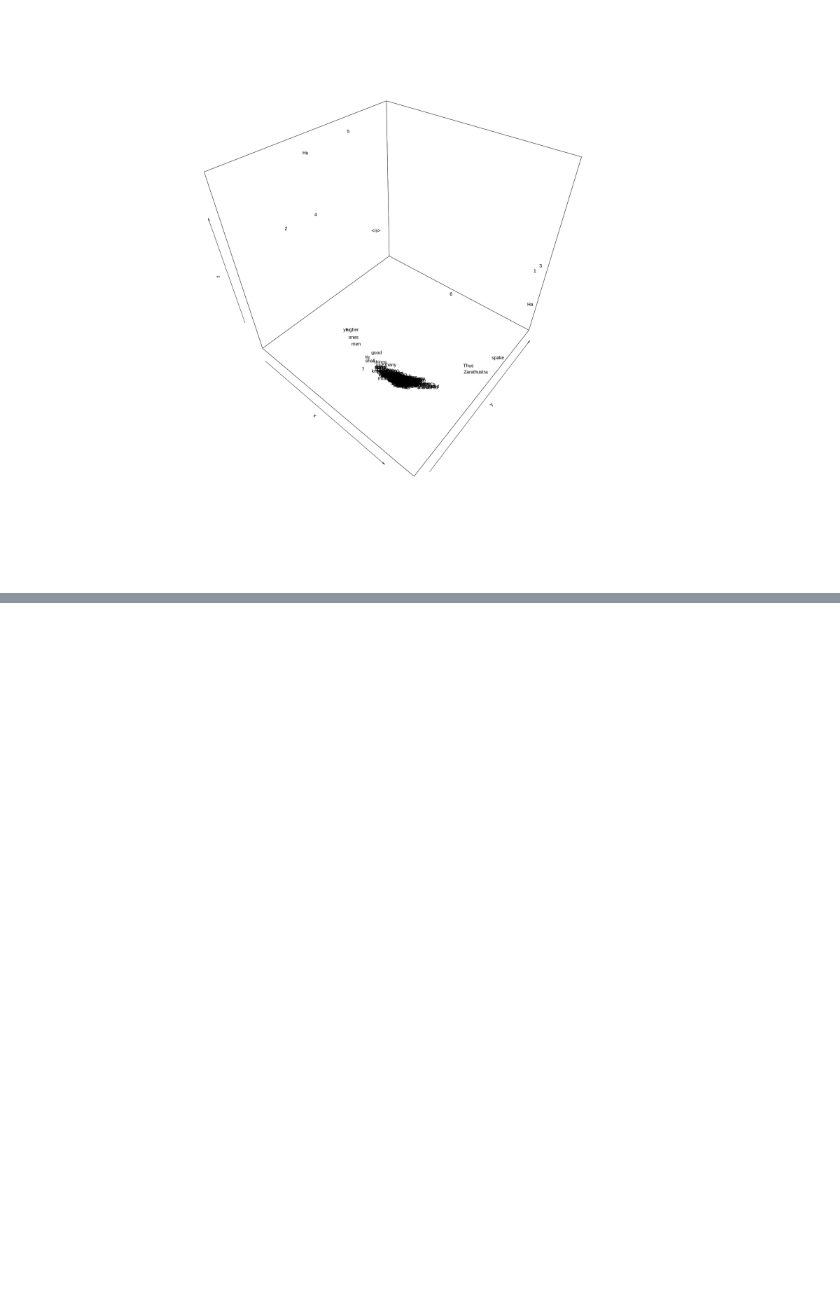
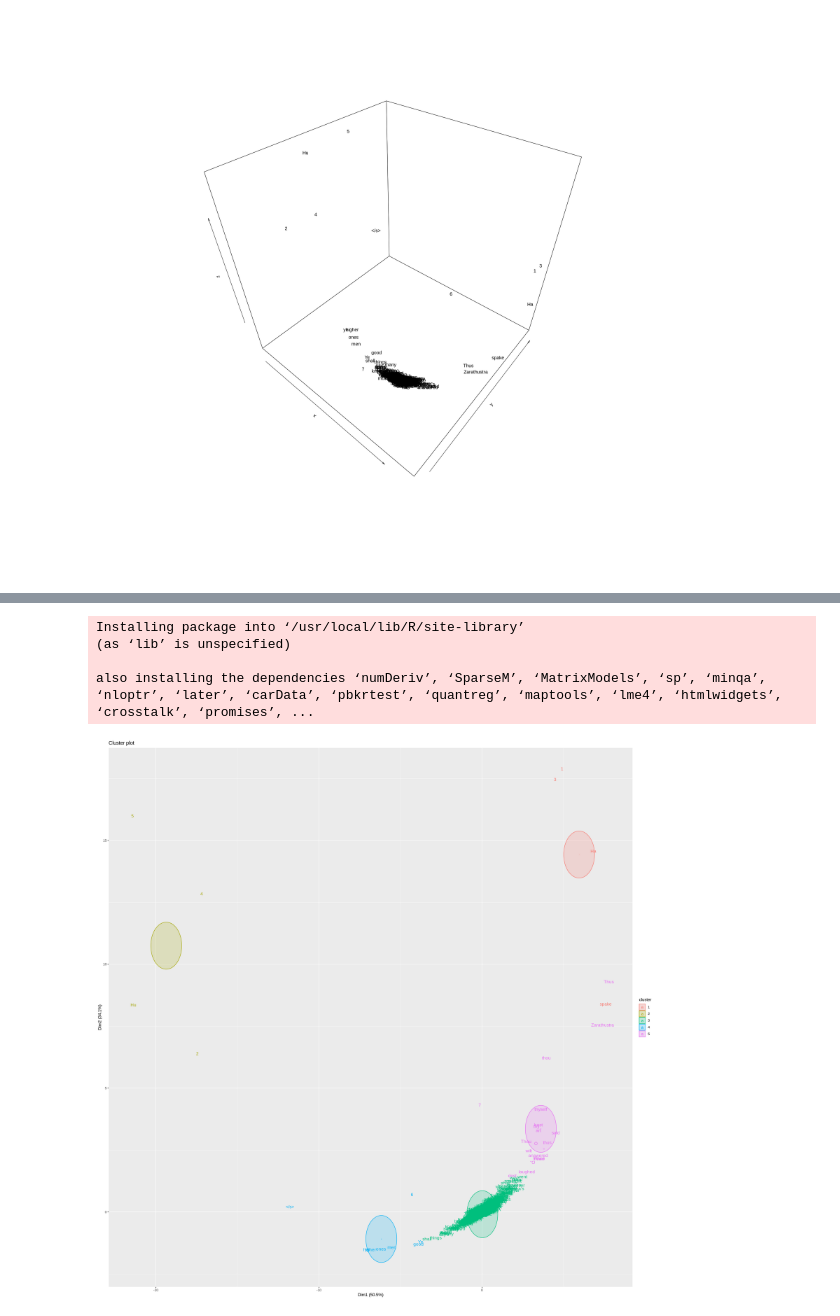
Before and after one commit to satuelisa/NLPF, a Jupyter notebook: NLPF_08_R.ipynb, the cells around one changed output, grey strips where cells are left out. Drawn from its saved outputs; the diff is of its cells as text; code cells hidden in the pictures; blank space fills up the shorter version.

```diff
--- a/NLPF_08_R.ipynb
+++ b/NLPF_08_R.ipynb
@@ -638,0 +710,14 @@ Heh, we had not removed digits from `content` so those are evidently different f
+# %%
+install.packages("factoextra") # https://www.rdocumentation.org/packages/factoextra/versions/1.0.7
+# %% [output]
+Installing package into ‘/usr/local/lib/R/site-library’
+(as ‘lib’ is unspecified)
+
+also installing the dependencies ‘numDeriv’, ‘SparseM’, ‘MatrixModels’, ‘sp’, ‘minqa’, ‘nloptr’, ‘later’, ‘carData’, ‘pbkrtest’, ‘quantreg’, ‘maptools’, ‘lme4’, ‘htmlwidgets’, ‘crosstalk’, ‘promises’, ...
+# %%
+library(NbClust)
+library(factoextra)
+nbc = kmeans(e3d, 5)
+fviz_cluster(nbc, data = e3d, geom = c("text"), ellipse.type = "euclid")
+# %% [output]
+[figure, added]
```
Also changed, not shown: parts of 6 cells of this notebook.
